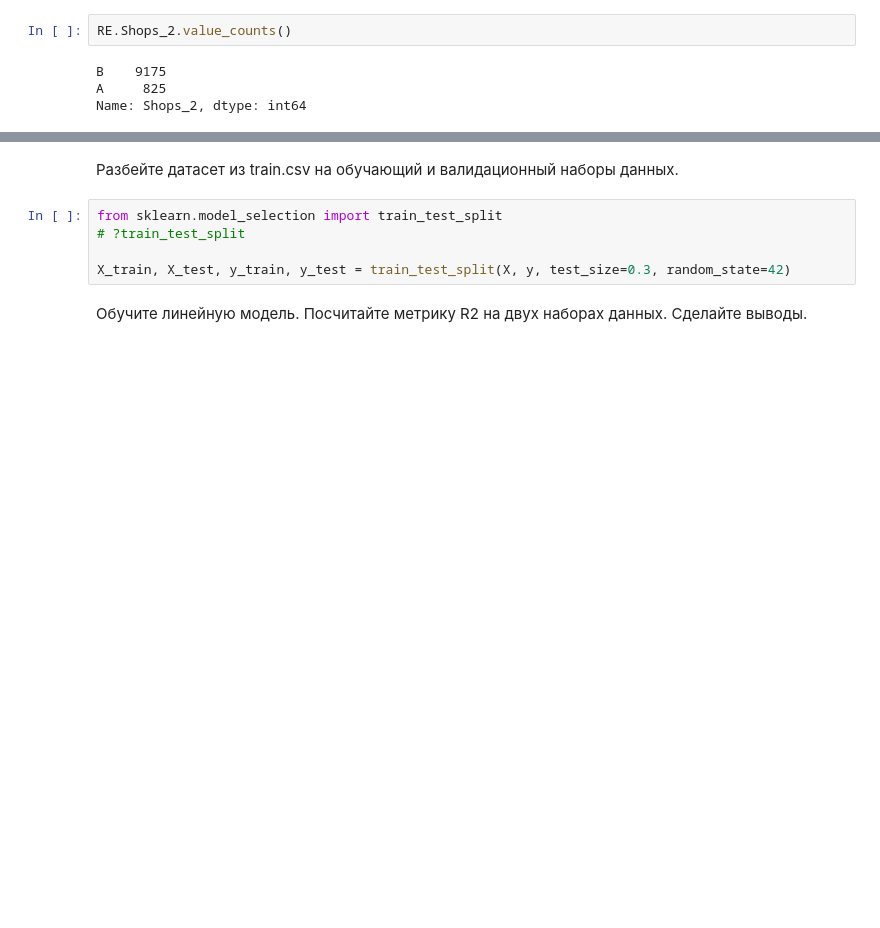
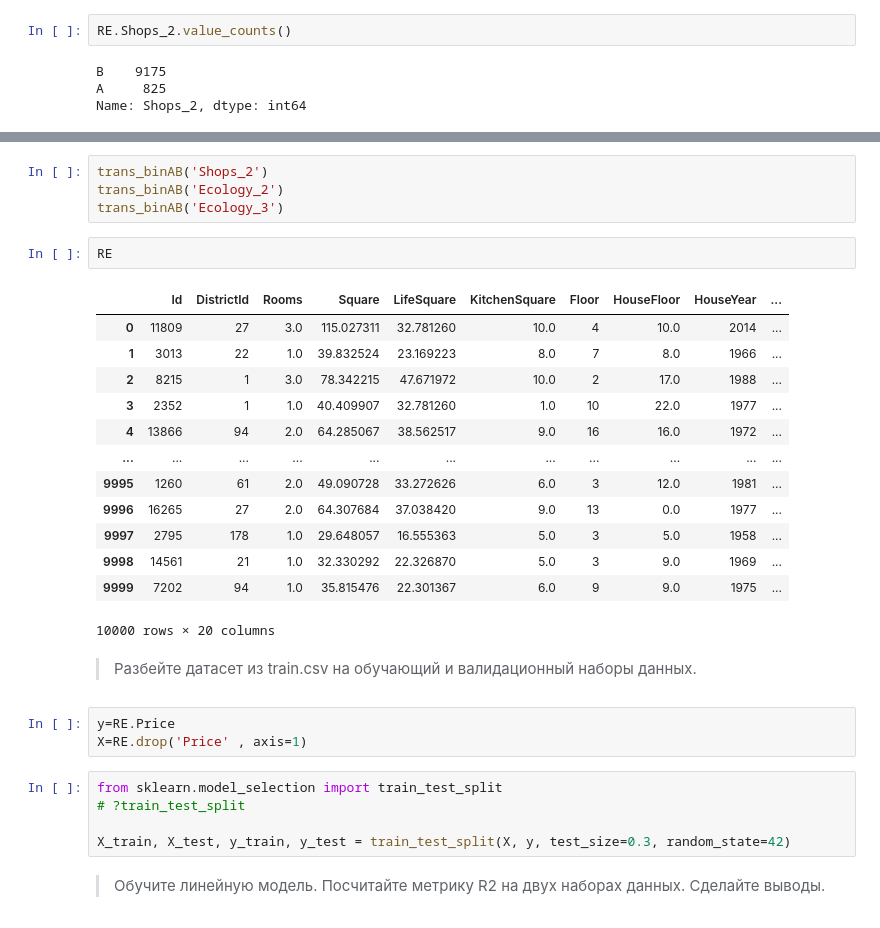
Before and after one commit to alex-chin/GB_LIBS_DS, a Jupyter notebook: course_project/REstate05.ipynb, the cells around one changed output, grey strips where cells are left out. Cells and saved outputs as stored; diff of their text form; blank space fills up the shorter version.

```diff
--- a/course_project/REstate05.ipynb
+++ b/course_project/REstate05.ipynb
@@ -190,9 +206,32 @@ Name: Shops_2, dtype: int64
+# %%
+trans_binAB('Shops_2')
+trans_binAB('Ecology_2')
+trans_binAB('Ecology_3')
+# %%
+RE
+# %% [output]
+|  | Id | DistrictId | Rooms | Square | LifeSquare | KitchenSquare | Floor | HouseFloor | HouseYear | ... |
+| 0 | 11809 | 27 | 3.0 | 115.027311 | 32.781260 | 10.0 | 4 | 10.0 | 2014 | ... |
+| 1 | 3013 | 22 | 1.0 | 39.832524 | 23.169223 | 8.0 | 7 | 8.0 | 1966 | ... |
+| 2 | 8215 | 1 | 3.0 | 78.342215 | 47.671972 | 10.0 | 2 | 17.0 | 1988 | ... |
+| 3 | 2352 | 1 | 1.0 | 40.409907 | 32.781260 | 1.0 | 10 | 22.0 | 1977 | ... |
+| 4 | 13866 | 94 | 2.0 | 64.285067 | 38.562517 | 9.0 | 16 | 16.0 | 1972 | ... |
+| ... | ... | ... | ... | ... | ... | ... | ... | ... | ... | ... |
+| 9995 | 1260 | 61 | 2.0 | 49.090728 | 33.272626 | 6.0 | 3 | 12.0 | 1981 | ... |
+| 9996 | 16265 | 27 | 2.0 | 64.307684 | 37.038420 | 9.0 | 13 | 0.0 | 1977 | ... |
+| 9997 | 2795 | 178 | 1.0 | 29.648057 | 16.555363 | 5.0 | 3 | 5.0 | 1958 | ... |
+| 9998 | 14561 | 21 | 1.0 | 32.330292 | 22.326870 | 5.0 | 3 | 9.0 | 1969 | ... |
+| 9999 | 7202 | 94 | 1.0 | 35.815476 | 22.301367 | 6.0 | 9 | 9.0 | 1975 | ... |
+10000 rows × 20 columns
 # %% [markdown]
-Разбейте датасет из train.csv на обучающий и валидационный наборы данных.
+>Разбейте датасет из train.csv на обучающий и валидационный наборы данных.
+# %%
+y=RE.Price
+X=RE.drop('Price' , axis=1)
 # %%
 from sklearn.model_selection import train_test_split
 # ?train_test_split
 
 X_train, X_test, y_train, y_test = train_test_split(X, y, test_size=0.3, random_state=42)
 # %% [markdown]
-Обучите линейную модель. Посчитайте метрику R2 на двух наборах данных. Сделайте выводы.
+>Обучите линейную модель. Посчитайте метрику R2 на двух наборах данных. Сделайте выводы.
```
Also changed, not shown: parts of 12 cells of this notebook, 1 other file.
